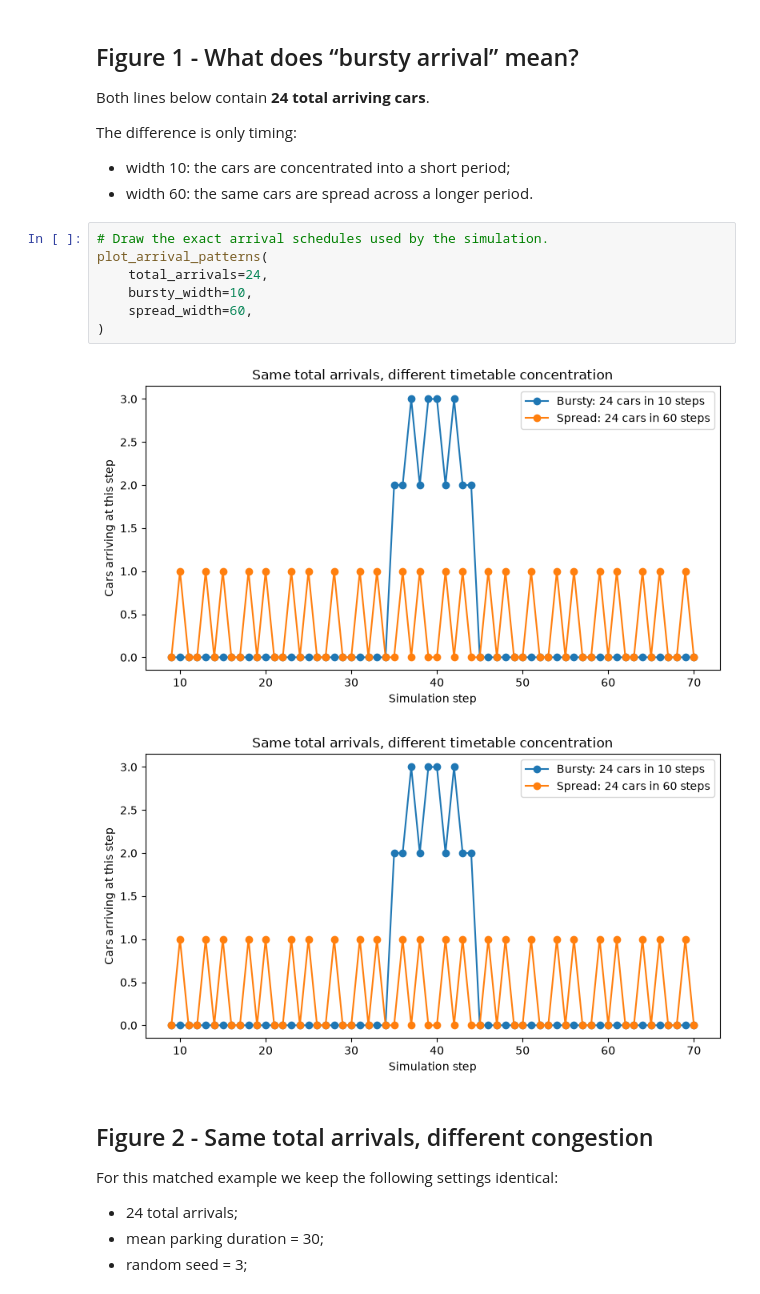
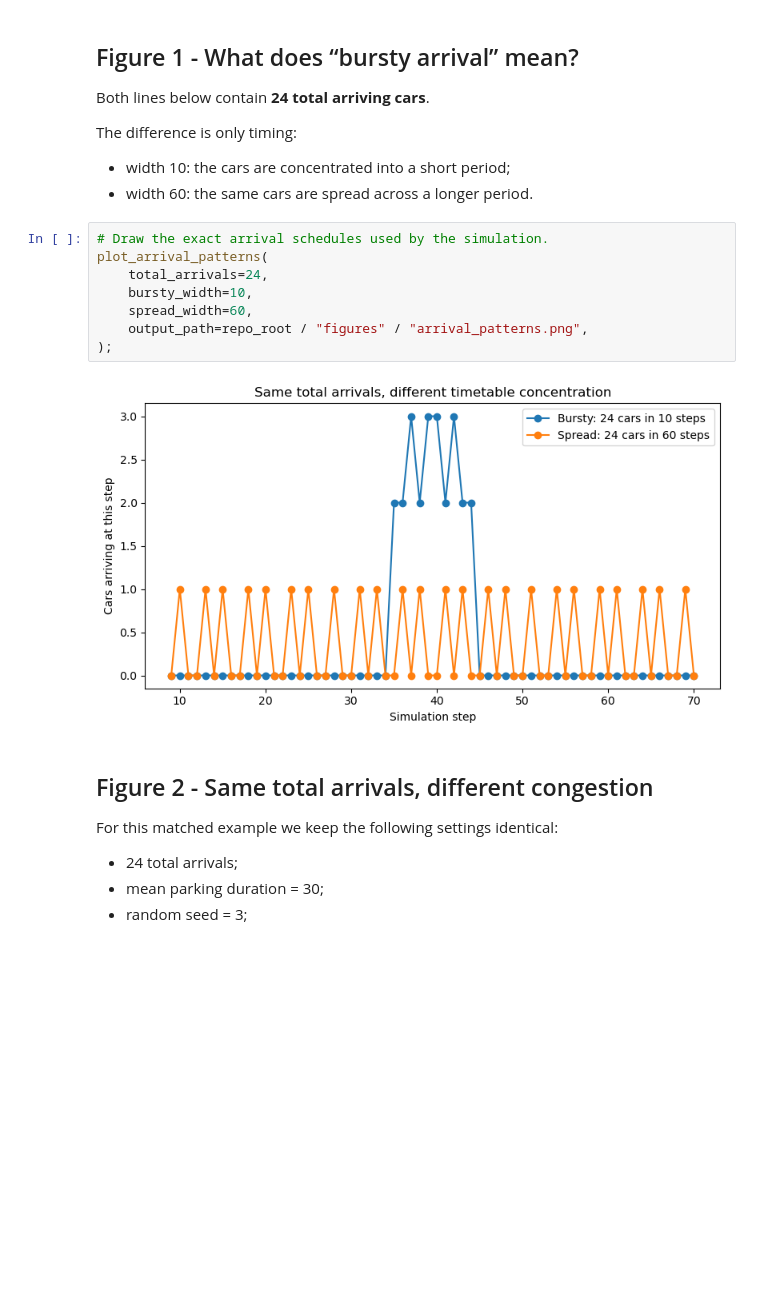
Before and after one commit to ZacAster/CITS4403_Project, a Jupyter notebook: notebooks/checkpoint2.ipynb, the cells around one changed output. Saved outputs shown, nothing was run; the diff lists cells and outputs as text; blank space fills up the shorter version.

```diff
--- a/notebooks/checkpoint2.ipynb
+++ b/notebooks/checkpoint2.ipynb
@@ -85,13 +85,13 @@ The difference is only timing:
 # %%
 # Draw the exact arrival schedules used by the simulation.
 plot_arrival_patterns(
     total_arrivals=24,
     bursty_width=10,
     spread_width=60,
-)
+    output_path=repo_root / "figures" / "arrival_patterns.png",
+);
 # %% [output]
-[figure, old version]
+[figure, new version]
-[figure, removed]
 # %% [markdown]
 ## Figure 2 - Same total arrivals, different congestion
 
```
Also changed, not shown: parts of 4 cells of this notebook, 6 other files.
